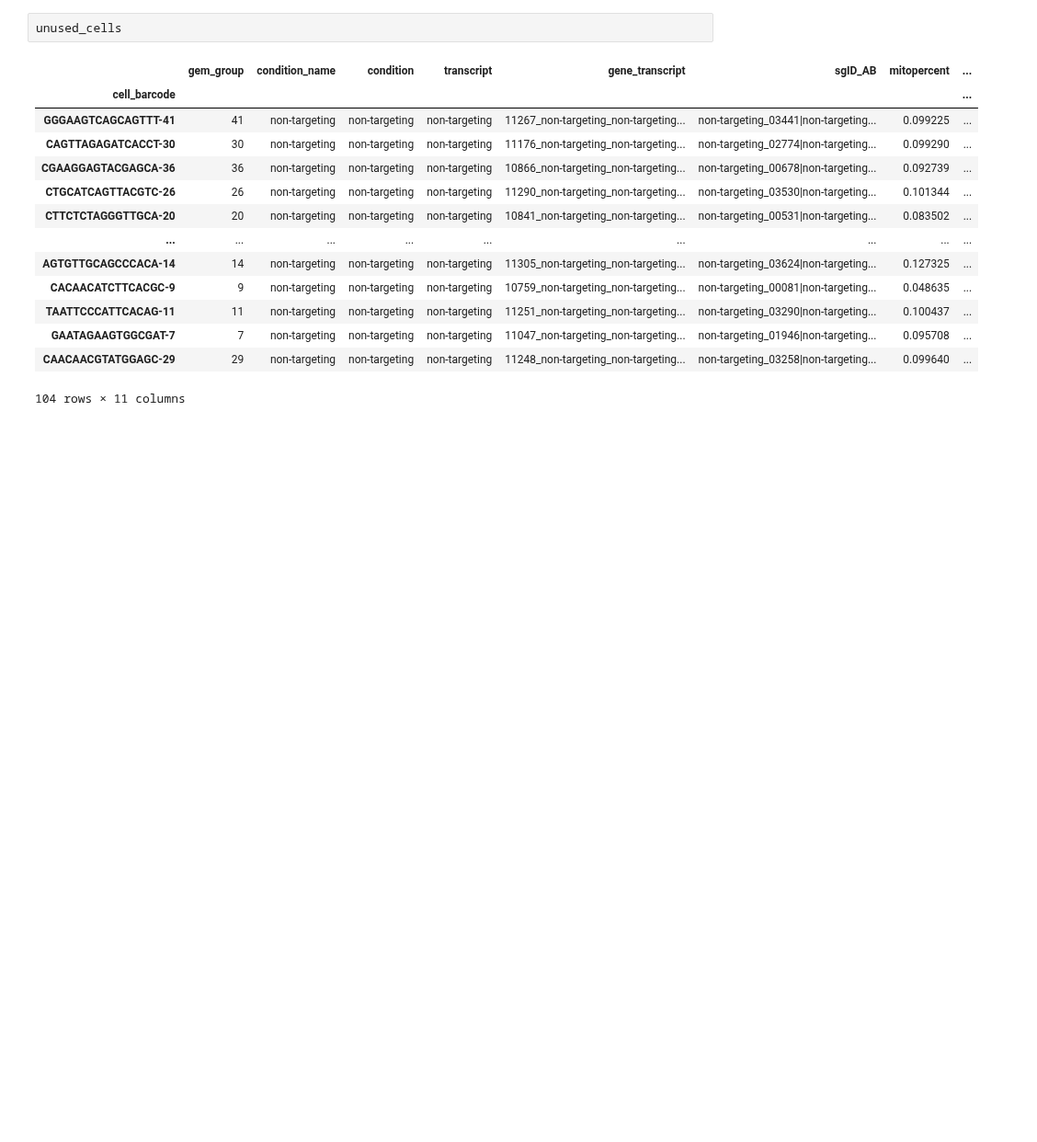
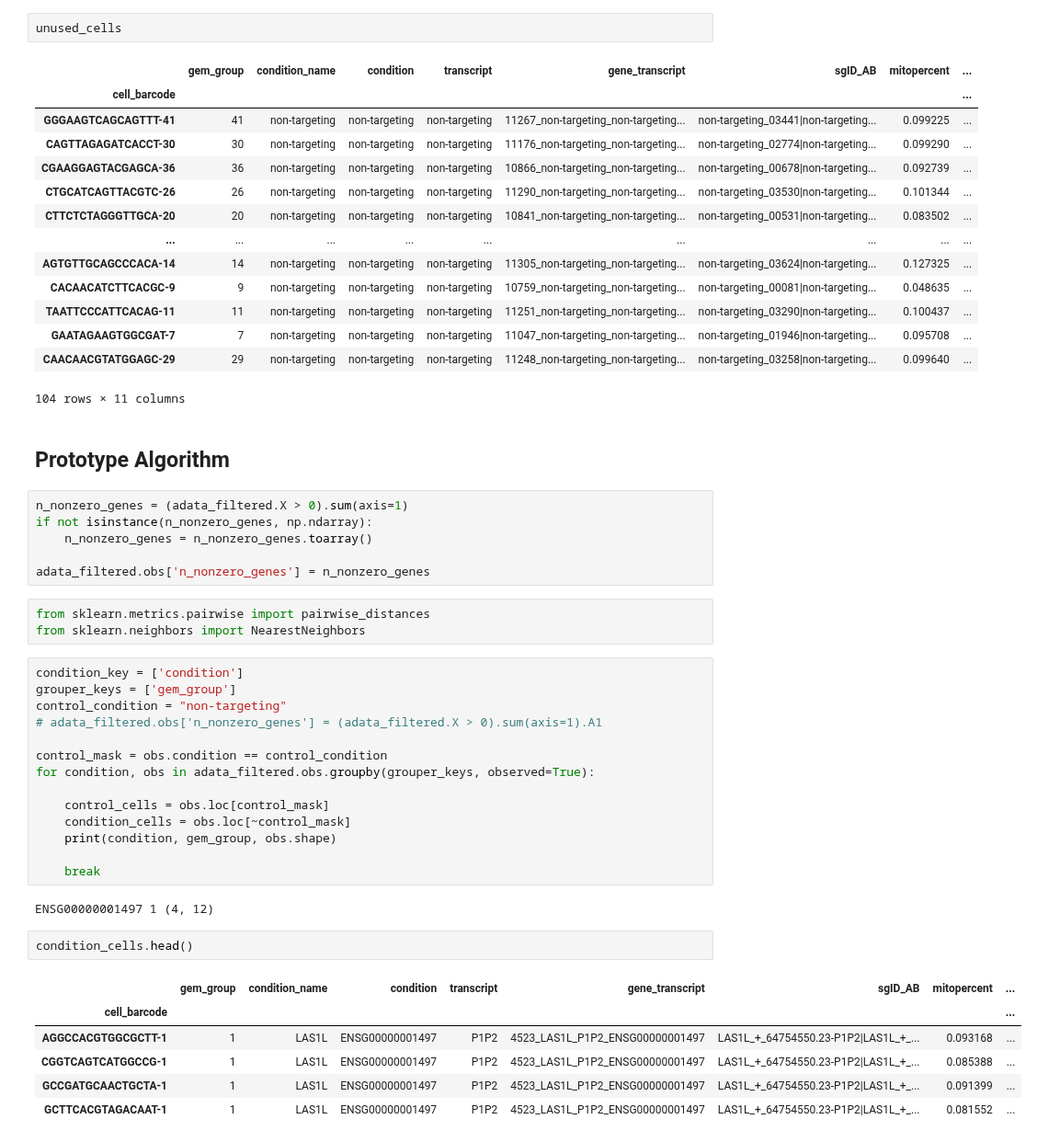
Before and after one commit to chanzuckerberg/cz-benchmarks, a Jupyter notebook: dge_files/control_cells_validate.ipynb, the cells around one changed output. Shown at 92% size. Saved outputs shown, nothing was run; the diff lists cells and outputs as text; blank space fills up the shorter version.

```diff
--- a/dge_files/control_cells_validate.ipynb
+++ b/dge_files/control_cells_validate.ipynb
@@ -119,3 +122,39 @@ unused_cells
 | GAATAGAAGTGGCGAT-7 | 7 | non-targeting | non-targeting | non-targeting | 11047_non-targeting_non-targeting... | non-targeting_01946|non-targeting... | 0.095708 | ... |
 | CAACAACGTATGGAGC-29 | 29 | non-targeting | non-targeting | non-targeting | 11248_non-targeting_non-targeting... | non-targeting_03258|non-targeting... | 0.099640 | ... |
 104 rows × 11 columns
+# %% [markdown]
+## Prototype Algorithm
+# %%
+n_nonzero_genes = (adata_filtered.X > 0).sum(axis=1)
+if not isinstance(n_nonzero_genes, np.ndarray):
+    n_nonzero_genes = n_nonzero_genes.toarray()
+
+adata_filtered.obs['n_nonzero_genes'] = n_nonzero_genes
+# %%
+from sklearn.metrics.pairwise import pairwise_distances
+from sklearn.neighbors import NearestNeighbors
+# %%
+condition_key = ['condition']
+grouper_keys = ['gem_group']
+control_condition = "non-targeting"
+# adata_filtered.obs['n_nonzero_genes'] = (adata_filtered.X > 0).sum(axis=1).A1
+
+control_mask = obs.condition == control_condition
+for condition, obs in adata_filtered.obs.groupby(grouper_keys, observed=True):
+
+    control_cells = obs.loc[control_mask]
+    condition_cells = obs.loc[~control_mask]
+    print(condition, gem_group, obs.shape)
+
+    break
+# %% [output]
+ENSG00000001497 1 (4, 12)
+# %%
+condition_cells.head()
+# %% [output]
+|  | gem_group | condition_name | condition | transcript | gene_transcript | sgID_AB | mitopercent | ... |
+| cell_barcode |  |  |  |  |  |  |  | ... |
+| AGGCCACGTGGCGCTT-1 | 1 | LAS1L | ENSG00000001497 | P1P2 | 4523_LAS1L_P1P2_ENSG00000001497 | LAS1L_+_64754550.23-P1P2|LAS1L_+_... | 0.093168 | ... |
+| CGGTCAGTCATGGCCG-1 | 1 | LAS1L | ENSG00000001497 | P1P2 | 4523_LAS1L_P1P2_ENSG00000001497 | LAS1L_+_64754550.23-P1P2|LAS1L_+_... | 0.085388 | ... |
+| GCCGATGCAACTGCTA-1 | 1 | LAS1L | ENSG00000001497 | P1P2 | 4523_LAS1L_P1P2_ENSG00000001497 | LAS1L_+_64754550.23-P1P2|LAS1L_+_... | 0.091399 | ... |
+| GCTTCACGTAGACAAT-1 | 1 | LAS1L | ENSG00000001497 | P1P2 | 4523_LAS1L_P1P2_ENSG00000001497 | LAS1L_+_64754550.23-P1P2|LAS1L_+_... | 0.081552 | ... |
```
Also changed, not shown: parts of 4 cells of this notebook, 3 other files.
